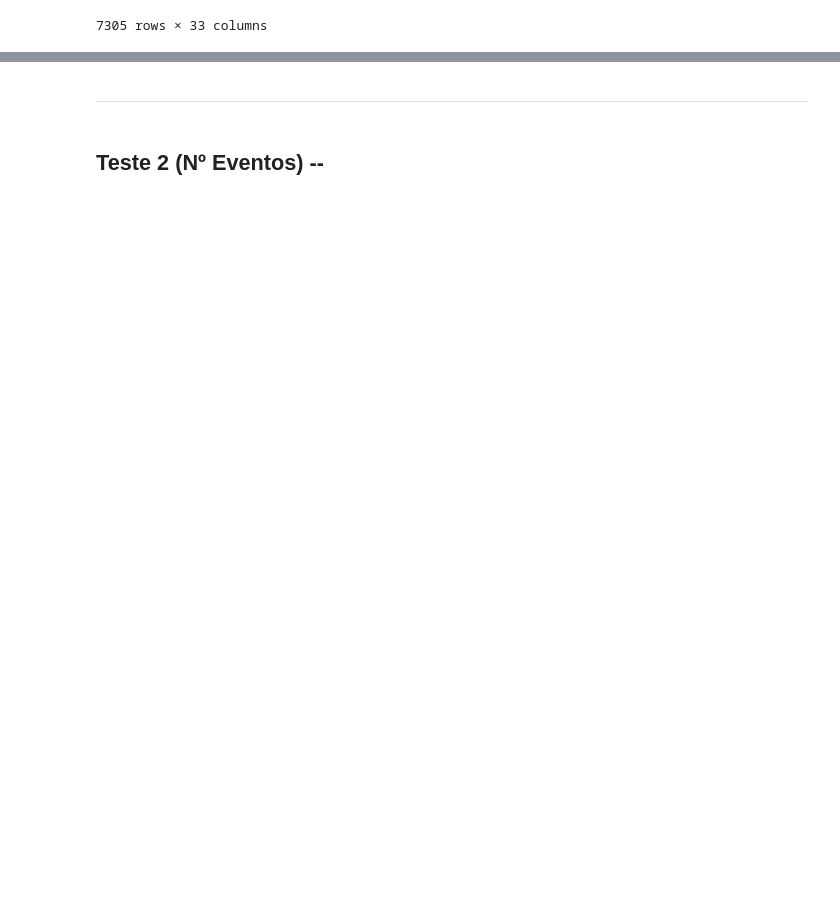
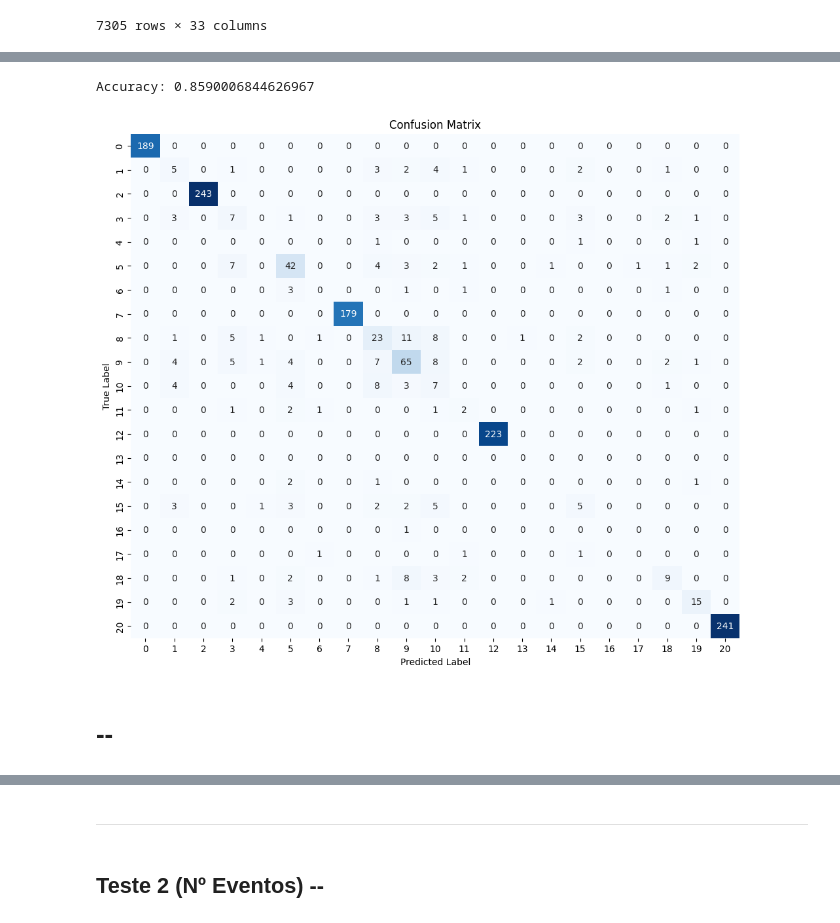
Before and after one commit to Vullkano/pfacd, a Jupyter notebook: rascunhos/freitas/6.TimeSeries.ipynb, the cells around one changed output, grey strips where cells are left out. Saved outputs shown, nothing was run; the diff lists cells and outputs as text; code cells hidden in the pictures; blank space fills up the shorter version.

```diff
--- a/rascunhos/freitas/6.TimeSeries.ipynb
+++ b/rascunhos/freitas/6.TimeSeries.ipynb
@@ -184,3 +380,38 @@ QuebrasFinal
+# %%
+features = QuebrasFinal_causa_com_dummy.drop(['Código do Relatório', 'Causa do incidente', 'Data do incidente',
+                                    'Decisão', 'Distrito'], axis=1)
+
+target = QuebrasFinal_causa_com_dummy['Causa do incidente']
+
+# Divida os dados em conjuntos de treinamento e teste
+X_train, X_test, y_train, y_test = train_test_split(features, target, test_size=0.2, random_state=42)
+
+# Inicialize e treine o modelo de árvore de decisão
+model = DecisionTreeClassifier(random_state=42)
+model.fit(X_train, y_train)
+
+# Faça previsões no conjunto de teste
+predictions = model.predict(X_test)
+
+# Avalie a precisão do modelo
+accuracy = accuracy_score(y_test, predictions)
+print("Accuracy:", accuracy)
+# %% [output]
+Accuracy: 0.8590006844626967
+# %%
+conf_matrix = confusion_matrix(y_test, predictions)
+
+# Plota a matriz de confusão como um heatmap
+plt.figure(figsize=(12, 10))
+sns.heatmap(conf_matrix, annot=True, fmt='d', cmap='Blues', cbar=False)
+plt.xlabel('Predicted Label')
+plt.ylabel('True Label')
+plt.title('Confusion Matrix')
+plt.show()
+# %% [output]
+[figure, added]
+# %% [markdown]
+# --
 # %%
 QuebrasFinal["Data do incidente"] = pd.to_datetime(QuebrasFinal["Data do incidente"])
 BT = QuebrasFinal[(QuebrasFinal["Distrito"] == "Lisboa")]
```
Also changed, not shown: parts of 55 cells of this notebook.
